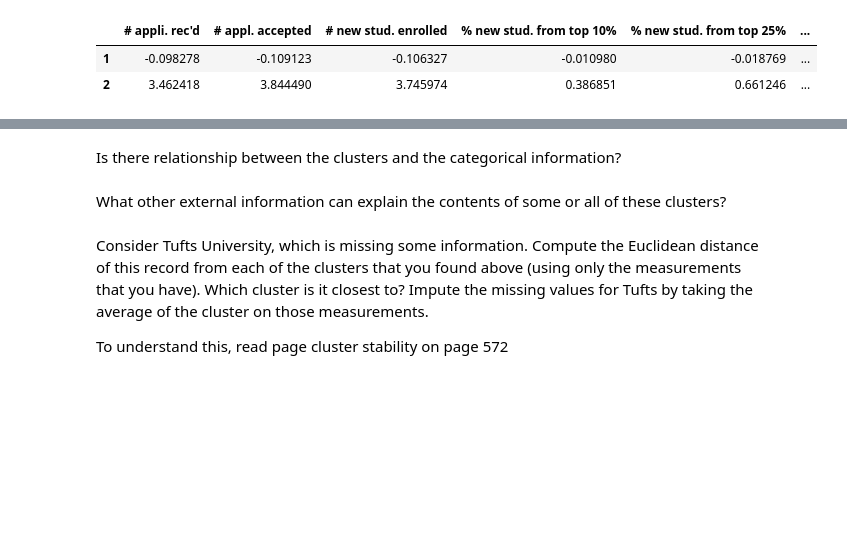
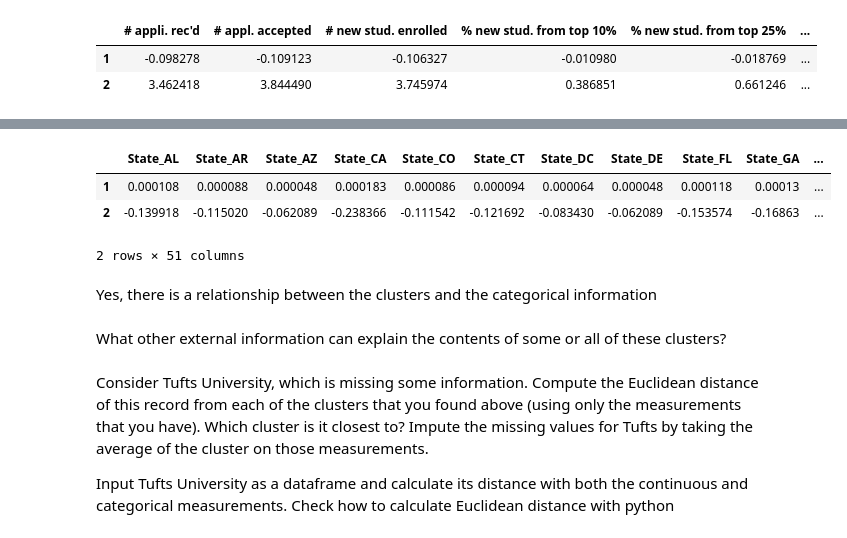
Before and after one commit to Damilare1989/Business-Analytics-Exercises, a Jupyter notebook: Chap15_1.ipynb, the cells around one changed output, grey strips where cells are left out. Saved outputs shown, nothing was run; the diff lists cells and outputs as text; code cells hidden in the pictures; blank space fills up the shorter version.

```diff
--- a/Chap15_1.ipynb
+++ b/Chap15_1.ipynb
@@ -246,8 +220,16 @@ plt.show()
+# %%
+#categorical measurement
+ur3_norm.groupby(memb).mean()
+# %% [output]
+|  | State_AL | State_AR | State_AZ | State_CA | State_CO | State_CT | State_DC | State_DE | State_FL | State_GA | ... |
+| 1 | 0.000108 | 0.000088 | 0.000048 | 0.000183 | 0.000086 | 0.000094 | 0.000064 | 0.000048 | 0.000118 | 0.00013 | ... |
+| 2 | -0.139918 | -0.115020 | -0.062089 | -0.238366 | -0.111542 | -0.121692 | -0.083430 | -0.062089 | -0.153574 | -0.16863 | ... |
+2 rows × 51 columns
 # %% [markdown]
-Is there relationship between the clusters and the categorical information?
+Yes, there is a relationship between the clusters and the categorical information
 # %% [markdown]
 What other external information can explain the contents of some or all of these clusters?
 # %% [markdown]
 Consider Tufts University, which is missing some information. Compute the Euclidean distance of this record from each of the clusters that you found above (using only the measurements that you have). Which cluster is it closest to? Impute the missing values for Tufts by taking the average of the cluster on those measurements.
 
-To understand this, read page cluster stability on page 572
+Input Tufts University as a dataframe and calculate its distance with both the continuous and categorical measurements. Check how to calculate Euclidean distance with python
```
Also changed, not shown: parts of 16 cells of this notebook, 1 other file.
